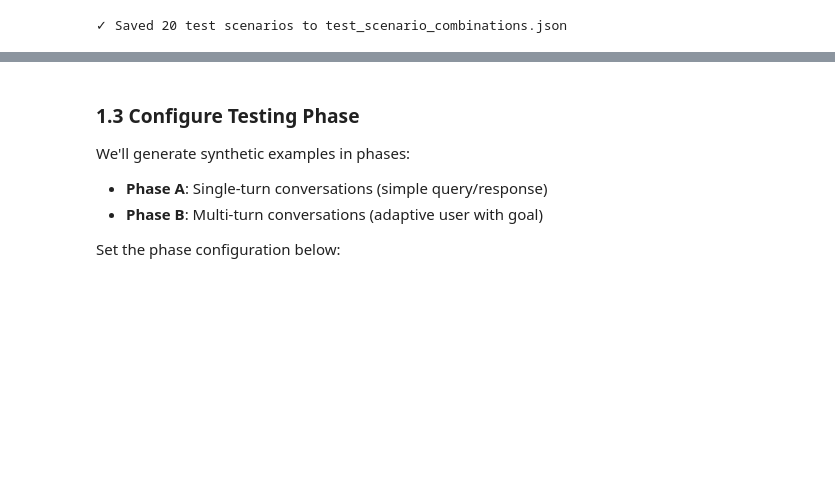
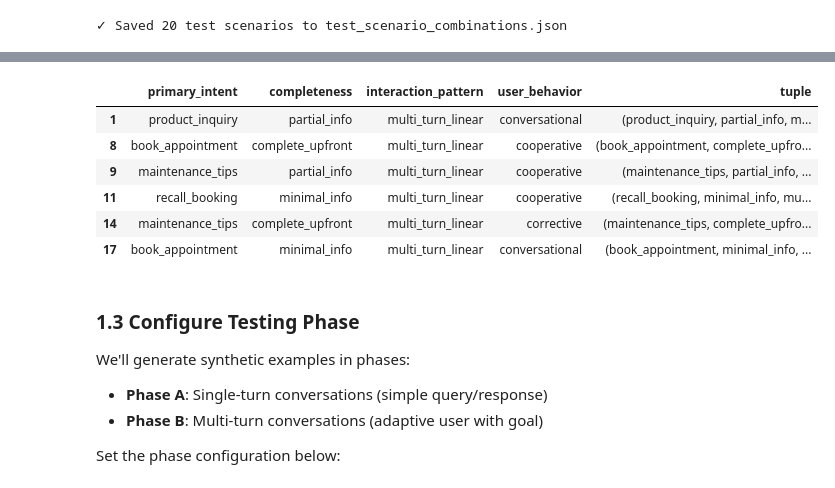
Before and after one commit to jaeyow/multi_turn_chatbot_eval, a Jupyter notebook: error_analysis/error_analysis.ipynb, the cells around one changed output, grey strips where cells are left out. Cells and saved outputs as stored; diff of their text form; code cells hidden in the pictures; blank space fills up the shorter version.

```diff
--- a/error_analysis/error_analysis.ipynb
+++ b/error_analysis/error_analysis.ipynb
@@ -180,3 +212,13 @@ Name: count, dtype: int64
+# %%
+df[df['interaction_pattern'] == 'multi_turn_linear']
+# %% [output]
+|  | primary_intent | completeness | interaction_pattern | user_behavior | tuple |
+| 1 | product_inquiry | partial_info | multi_turn_linear | conversational | (product_inquiry, partial_info, m... |
+| 8 | book_appointment | complete_upfront | multi_turn_linear | cooperative | (book_appointment, complete_upfro... |
+| 9 | maintenance_tips | partial_info | multi_turn_linear | cooperative | (maintenance_tips, partial_info, ... |
+| 11 | recall_booking | minimal_info | multi_turn_linear | cooperative | (recall_booking, minimal_info, mu... |
+| 14 | maintenance_tips | complete_upfront | multi_turn_linear | corrective | (maintenance_tips, complete_upfro... |
+| 17 | book_appointment | minimal_info | multi_turn_linear | conversational | (book_appointment, minimal_info, ... |
 # %% [markdown]
 ### 1.3 Configure Testing Phase
 
```
Also changed, not shown: parts of 16 cells of this notebook, 7 other files.
